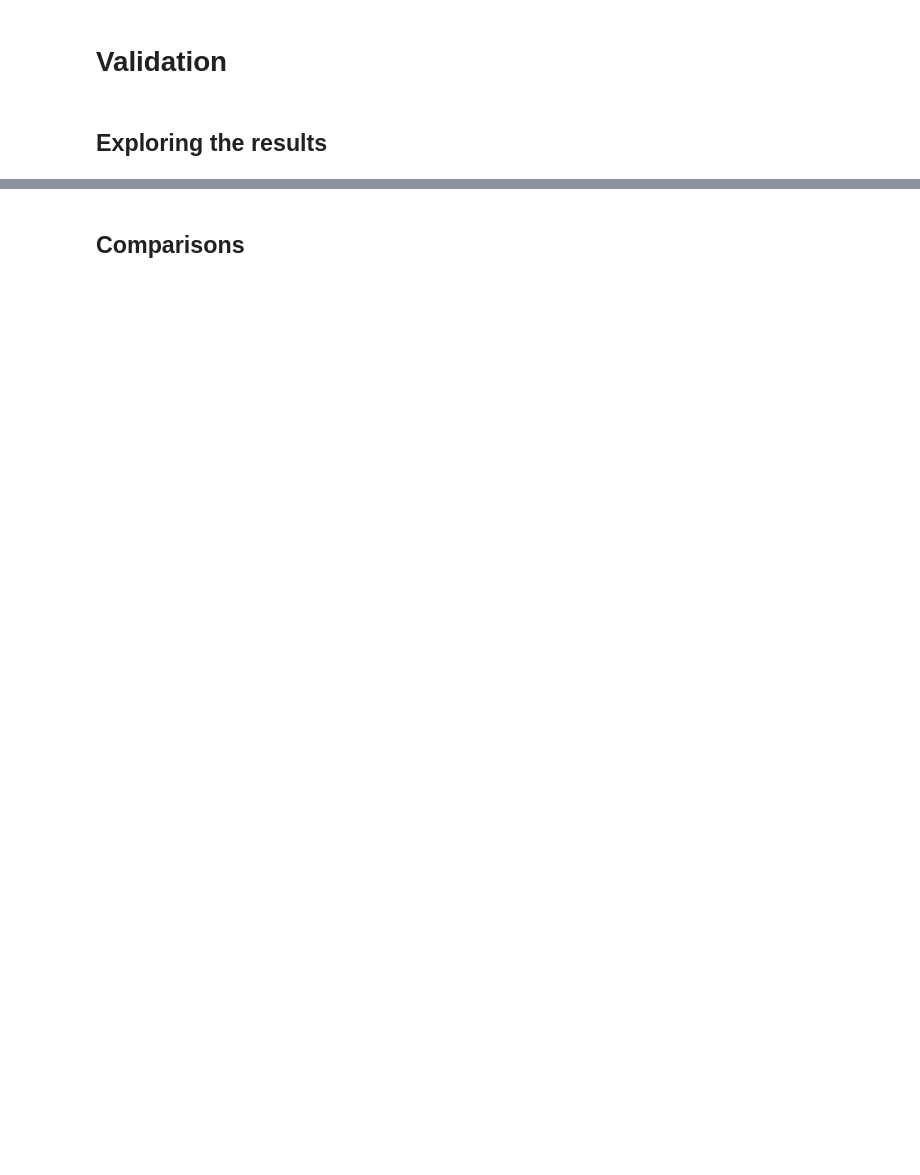
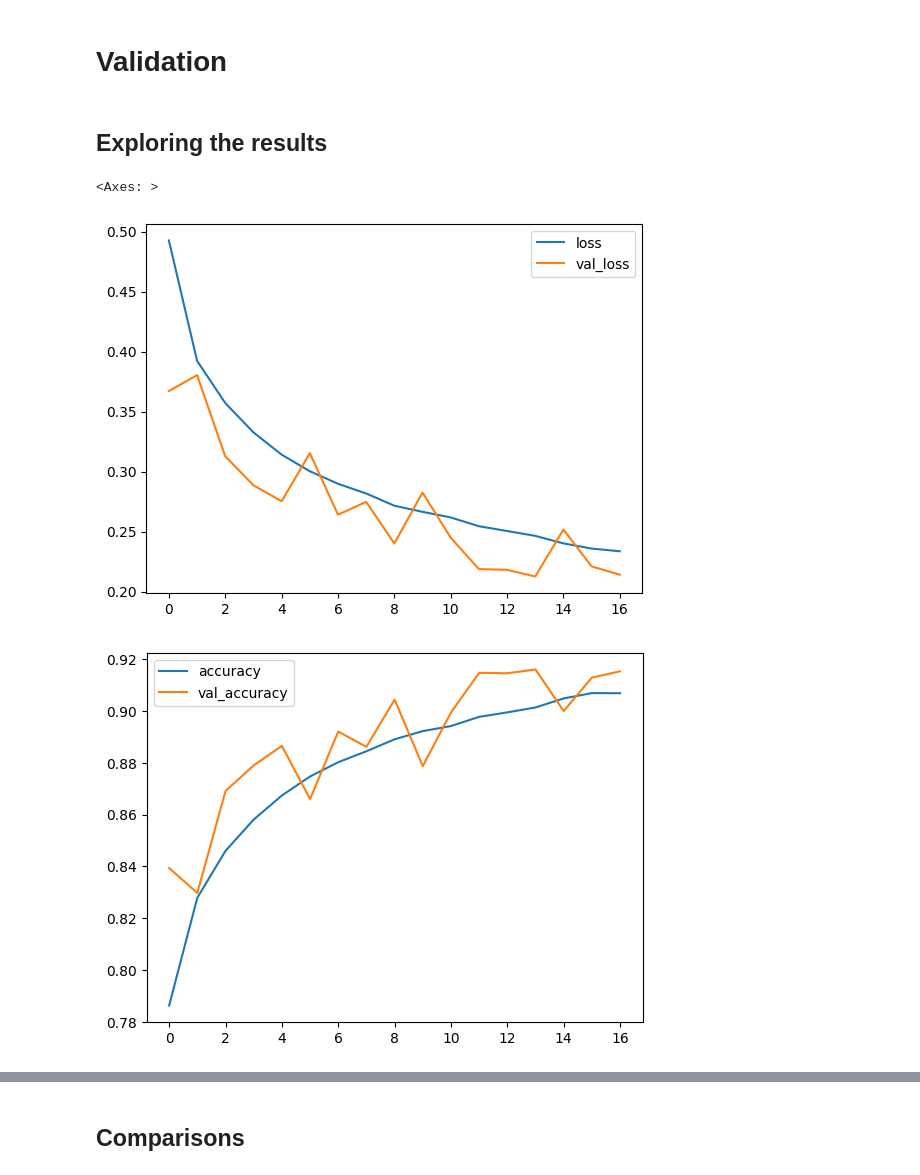
Before and after one commit to Pholmgrendev/CNNProject, a Jupyter notebook: CancerDetection.ipynb, the cells around one changed output, grey strips where cells are left out. Drawn from its saved outputs; the diff is of its cells as text; code cells hidden in the pictures; blank space fills up the shorter version.

Commit message:
Kaggle Notebook | Cancer Detection CNN Project | Version 3

```diff
--- a/CancerDetection.ipynb
+++ b/CancerDetection.ipynb
@@ -121,8 +123,17 @@ df_raw.head()
 | 4 | 068aba587a4950175d04c680d38943fd4... | 0 | 068aba587a4950175d04c680d38943fd4... |
 # %%
 from sklearn.model_selection import train_test_split
+SAMPLE_SIZE = 80000
 
-df_train, df_val = train_test_split(df_raw, test_size = 0.15, random_state=1883)
+df_no_cancer = df_raw[df_raw['label']=='0'].sample(SAMPLE_SIZE,random_state=4133)
+df_cancer = df_raw[df_raw['label']=='1'].sample(SAMPLE_SIZE,random_state=4133)
+
+# concat the dataframes
+df_sample = pd.concat([df_no_cancer, df_cancer], axis=0).reset_index(drop=True)
+# shuffle
+df_sample = shuffle(df_sample)
+
+df_train, df_val = train_test_split(df_sample, test_size = 0.15, random_state=4133)
 
 print("Training datafram has: " +str(len(df_train))+ " samples")
 print("Validation datafram has: " +str(len(df_val))+ " samples")
@@ -239,0 +251,5 @@ tf.keras.utils.plot_model(
+# %%
+# Turn off base model training for submission
+base_history = model_base.fit(generator_train, epochs = 10, validation_data = generator_val)
+
+base_metrics = pd.DataFrame(base_history.history)
@@ -243,3 +369,10 @@ tf.keras.utils.plot_model(
 # Validation
 # %% [markdown]
 ## Exploring the results
+# %%
+base_metrics[["loss","val_loss"]].plot()
+base_metrics[['accuracy', 'val_accuracy']].plot()
+# %% [output]
+<Axes: >
+[figure, added]
+[figure, added]
```
Also changed, not shown: parts of 18 cells of this notebook.
